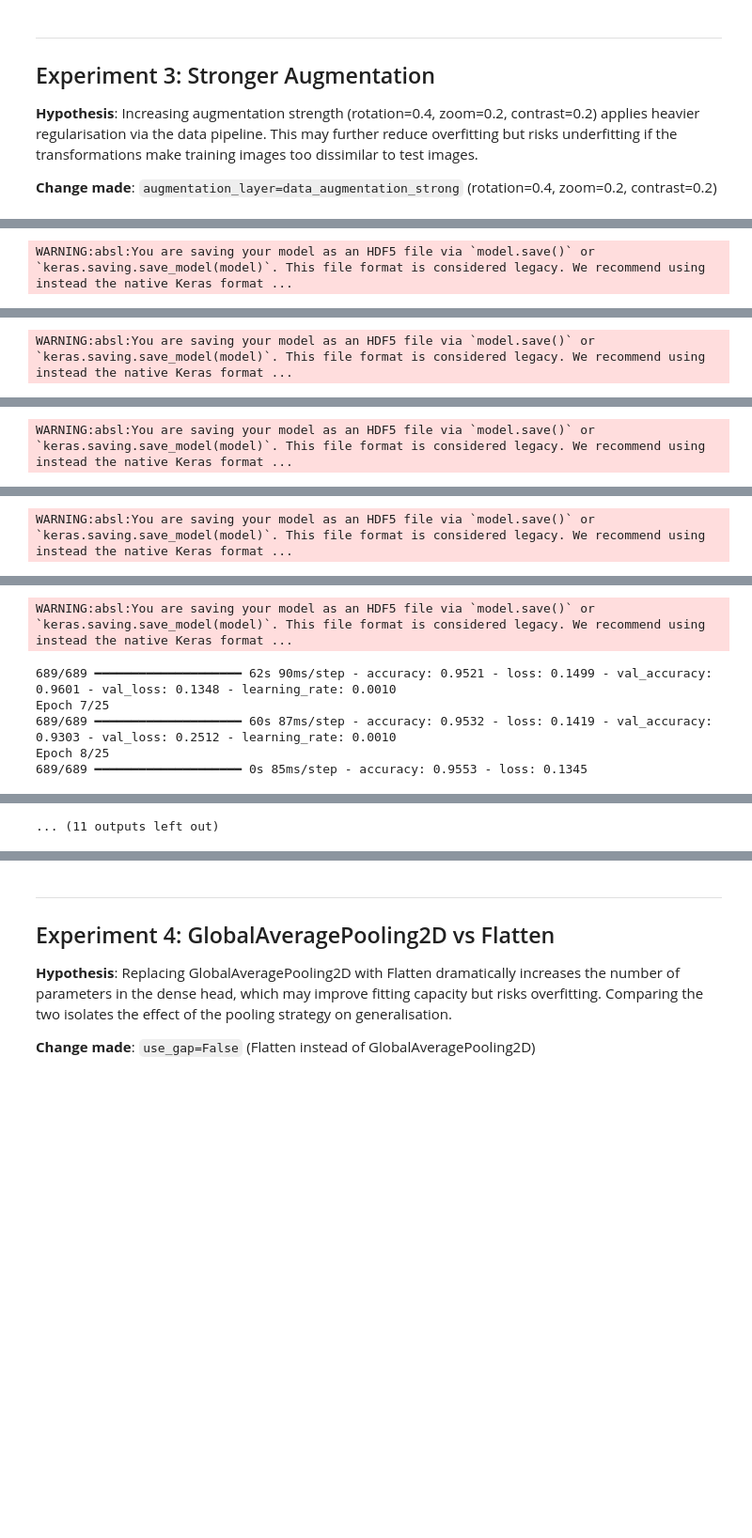
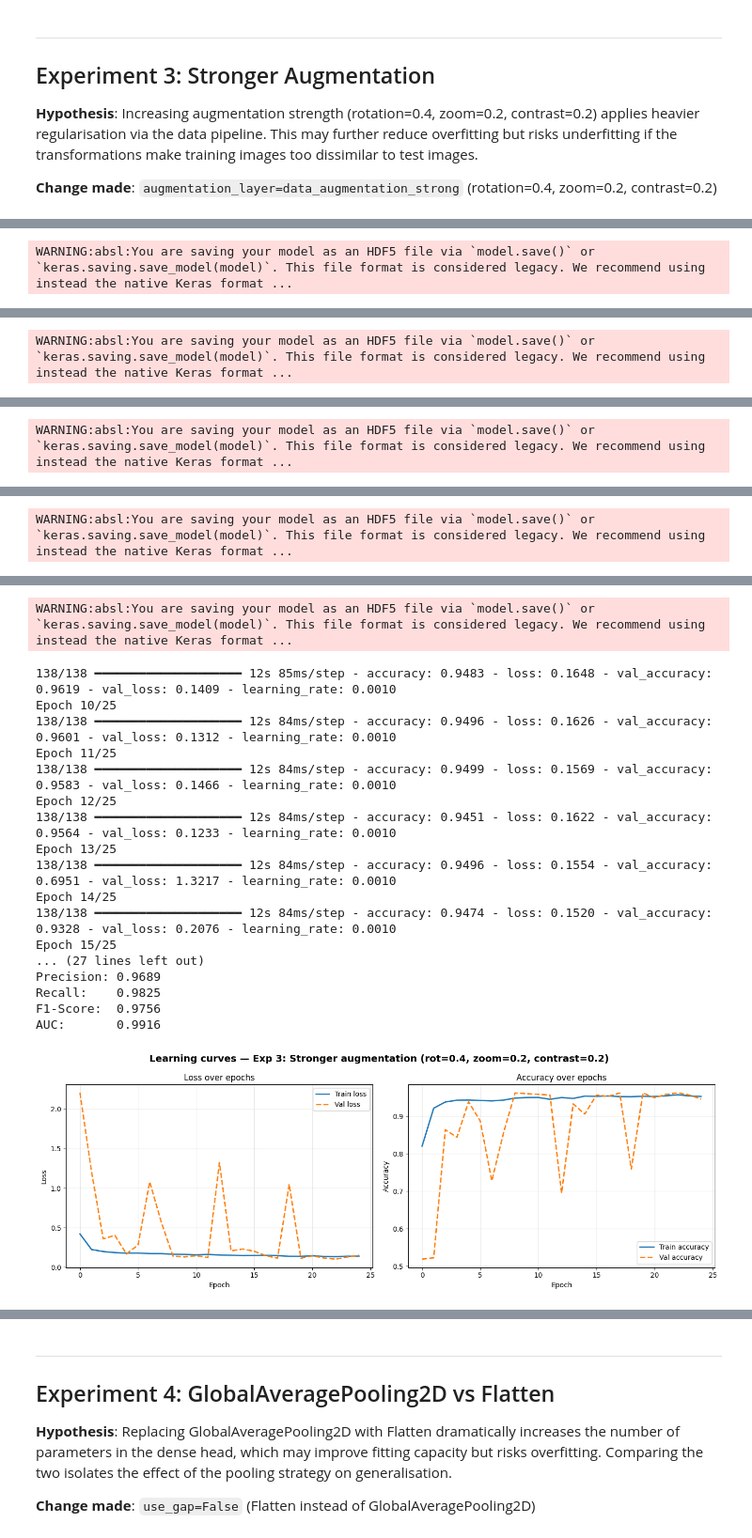
Before and after one commit to Hassan-Adelani-Luqman/Group14_Formative2, a Jupyter notebook: notebooks/advanced_cnn_P2.ipynb, the cells around one changed output, grey strips where cells are left out. Shown at 94% size. Cells and saved outputs as stored; diff of their text form; code cells hidden in the pictures; blank space fills up the shorter version.

```diff
--- a/notebooks/advanced_cnn_P2.ipynb
+++ b/notebooks/advanced_cnn_P2.ipynb
@@ -443,7 +444,7 @@ results_log.append({
     'exp_num': EXP_NUM, 'description': EXP_DESCRIPTION,
     'accuracy': metrics1['accuracy'], 'precision': metrics1['precision'],
     'recall': metrics1['recall'], 'f1': metrics1['f1'], 'auc': metrics1['auc'],
-    'epochs': len(history1.history['loss']), 'notes': 'Best ep15, ES ep25; F1=0.9666; gap=0.009; depth alone beats baseline',
+    'epochs': len(history1.history['loss']), 'notes': 'F1=0.9741 best Recall=0.9895 but gap=0.048 widest overfit; aug needed',
 })
 # %% [output]
 Epoch 1/25
@@ -535,7 +526,7 @@ results_log.append({
     'exp_num': EXP_NUM, 'description': EXP_DESCRIPTION,
     'accuracy': metrics2['accuracy'], 'precision': metrics2['precision'],
     'recall': metrics2['recall'], 'f1': metrics2['f1'], 'auc': metrics2['auc'],
-    'epochs': len(history2.history['loss']), 'notes': 'Best ep21, ran ep25; F1=0.9716; val>train gap=-0.000; augmentation eliminates overfit',
+    'epochs': len(history2.history['loss']), 'notes': 'F1=0.9757 gap=-0.006 val>train; aug closes overfit; LR reduced ep10',
 })
 # %% [output]
 Epoch 1/25
@@ -625,7 +610,7 @@ results_log.append({
     'exp_num': EXP_NUM, 'description': EXP_DESCRIPTION,
     'accuracy': metrics3['accuracy'], 'precision': metrics3['precision'],
     'recall': metrics3['recall'], 'f1': metrics3['f1'], 'auc': metrics3['auc'],
-    'epochs': len(history3.history['loss']), 'notes': 'Best ep25, ran ep25; F1=0.9720; highest Recall (0.9871); val>train gap=-0.006',
+    'epochs': len(history3.history['loss']), 'notes': 'F1=0.9756 near-identical to Exp2; stronger aug no extra benefit; AUC dropped',
 })
 # %% [output]
 Epoch 1/25
@@ -651,6 +642,19 @@ Epoch 6/25
 WARNING:absl:You are saving your model as an HDF5 file via `model.save()` or `keras.saving.save_model(model)`. This file format is considered legacy. We recommend using instead the native Keras format ...
-689/689 ━━━━━━━━━━━━━━━━━━━━ 62s 90ms/step - accuracy: 0.9521 - loss: 0.1499 - val_accuracy: 0.9601 - val_loss: 0.1348 - learning_rate: 0.0010
-Epoch 7/25
-689/689 ━━━━━━━━━━━━━━━━━━━━ 60s 87ms/step - accuracy: 0.9532 - loss: 0.1419 - val_accuracy: 0.9303 - val_loss: 0.2512 - learning_rate: 0.0010
-Epoch 8/25
-689/689 ━━━━━━━━━━━━━━━━━━━━ 0s 85ms/step - accuracy: 0.9553 - loss: 0.1345
+138/138 ━━━━━━━━━━━━━━━━━━━━ 12s 85ms/step - accuracy: 0.9483 - loss: 0.1648 - val_accuracy: 0.9619 - val_loss: 0.1409 - learning_rate: 0.0010
+Epoch 10/25
+138/138 ━━━━━━━━━━━━━━━━━━━━ 12s 84ms/step - accuracy: 0.9496 - loss: 0.1626 - val_accuracy: 0.9601 - val_loss: 0.1312 - learning_rate: 0.0010
+Epoch 11/25
+138/138 ━━━━━━━━━━━━━━━━━━━━ 12s 84ms/step - accuracy: 0.9499 - loss: 0.1569 - val_accuracy: 0.9583 - val_loss: 0.1466 - learning_rate: 0.0010
+Epoch 12/25
+138/138 ━━━━━━━━━━━━━━━━━━━━ 12s 84ms/step - accuracy: 0.9451 - loss: 0.1622 - val_accuracy: 0.9564 - val_loss: 0.1233 - learning_rate: 0.0010
+Epoch 13/25
+138/138 ━━━━━━━━━━━━━━━━━━━━ 12s 84ms/step - accuracy: 0.9496 - loss: 0.1554 - val_accuracy: 0.6951 - val_loss: 1.3217 - learning_rate: 0.0010
+Epoch 14/25
+138/138 ━━━━━━━━━━━━━━━━━━━━ 12s 84ms/step - accuracy: 0.9474 - loss: 0.1520 - val_accuracy: 0.9328 - val_loss: 0.2076 - learning_rate: 0.0010
+Epoch 15/25
+... (27 lines left out)
+Precision: 0.9689
+Recall:    0.9825
+F1-Score:  0.9756
+AUC:       0.9916
+[figure, added]
@@ -658,2 +662 @@ WARNING:absl:You are saving your model as an HDF5 file via `model.save()` or `ke
-... (11 outputs left out)
 # %% [markdown]
```
Also changed, not shown: parts of 22 cells of this notebook, 2 other files.
